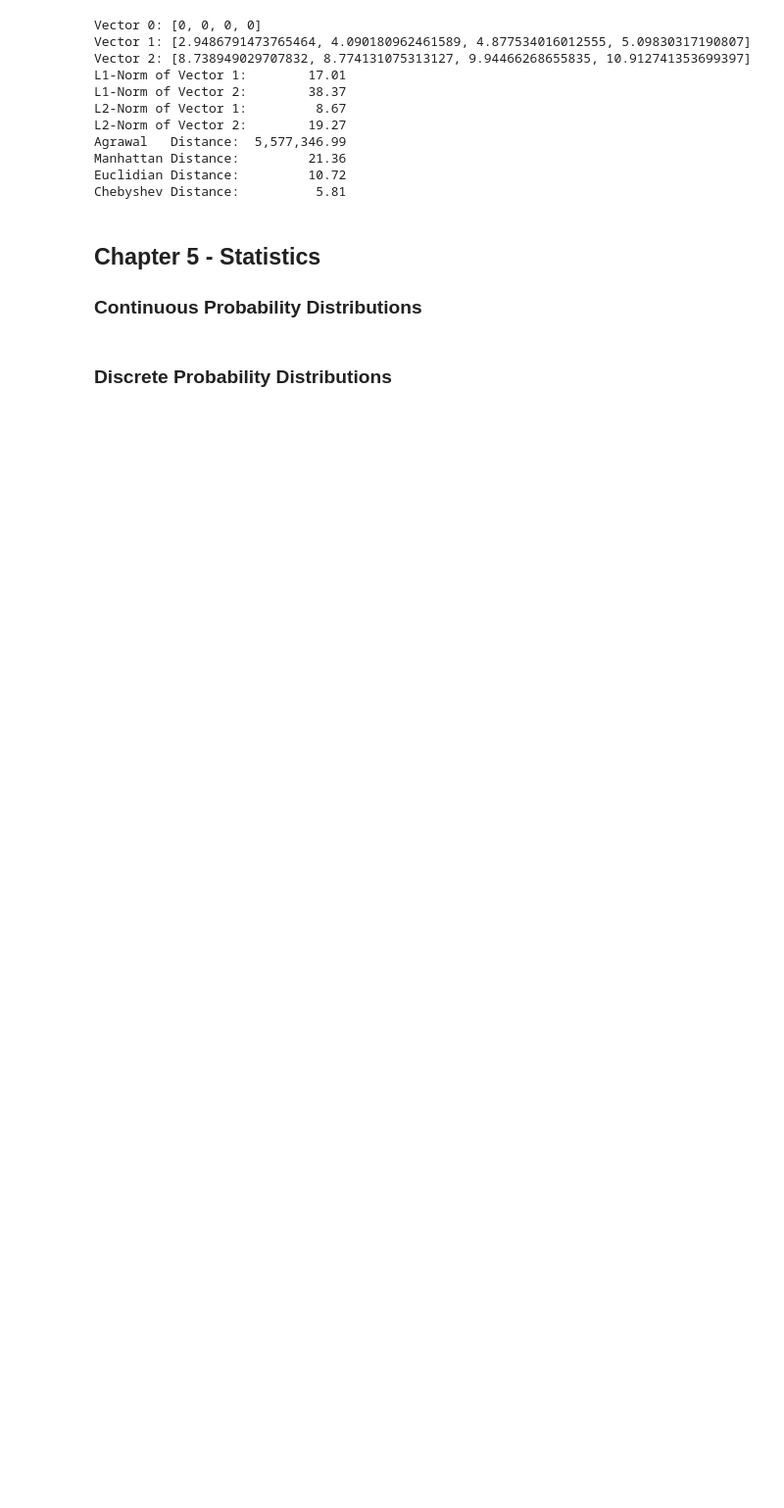
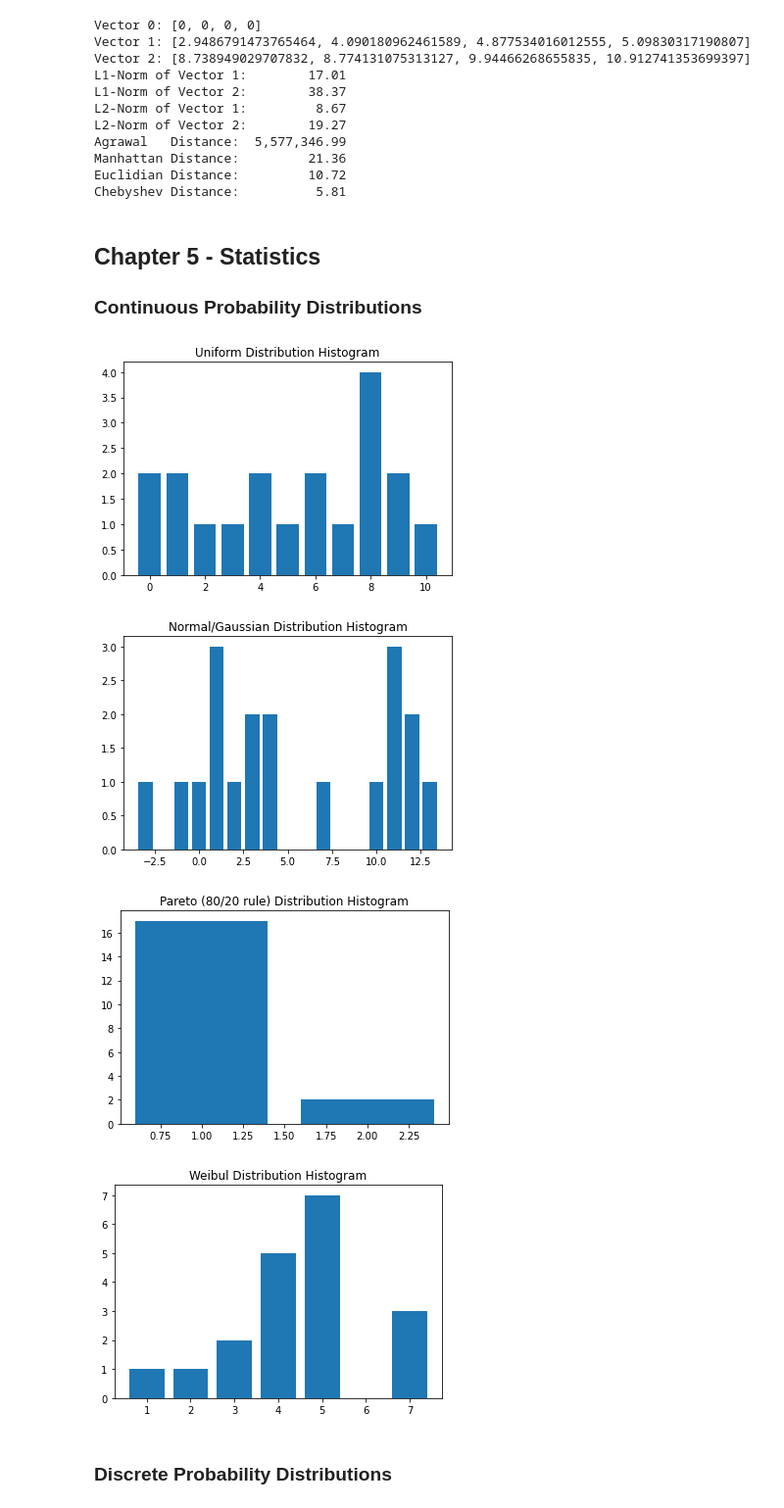
Before and after one commit to bigfastdata/MLTrainingCourse, a Jupyter notebook: WSG2022Spring/Math_Survivial_Lesson.ipynb, the cells around one changed output. Shown at 98% size. Drawn from its saved outputs; the diff is of its cells as text; code cells hidden in the pictures; blank space fills up the shorter version.

```diff
--- a/WSG2022Spring/Math_Survivial_Lesson.ipynb
+++ b/WSG2022Spring/Math_Survivial_Lesson.ipynb
@@ -133,12 +173,65 @@ Chebyshev Distance:          5.81
 
 ### Continuous Probability Distributions
 # %%
+import random
+from collections import Counter
+#import matplotlib.pyplot as plt
+#import numpy as np
+
 # Uniform random between 0.0-1.0
 randX = random.random()
-# random.gauss(mu, sigma)
-# random.uniform(a, b)
-# random.paretovariate(alpha)
-# random.weibullvariate(alpha, beta)
+
+# If N is low, the plots do not necessarily take shape. The number must be large enough to get "sufficient statistics"
+N = 20
+mean = 5
+spread = 5
+
+uniformSet = []
+gaussianSet = []
+paretoSet = []
+weibullSet = []
+
+for i in range(1,N):
+    uniformSet.append(round(random.uniform(mean-spread,mean+spread),3))
+    gaussianSet.append(round(random.gauss(mean,spread),3))
+    paretoSet.append(round(random.paretovariate(mean),3))
+    weibullSet.append(round(random.weibullvariate(mean,spread),3))
+
+uniformSet.sort()
+gaussianSet.sort()
+paretoSet.sort()
+weibullSet.sort()
+
+#print("Uniform set: %s" % uniformSet)
+#print("Normal set:  %s" % gaussianSet)
+#print("Pareto set:  %s" % paretoSet)
+#print("Weibull set: %s" % weibullSet)
+
+uniformHistogram = Counter(round(x,0) for x in uniformSet)
+normalHistogram = Counter(round(x,0) for x in gaussianSet)
+paretoHistogram = Counter(round(x,0) for x in paretoSet)
+weibullHistogram = Counter(round(x,0) for x in weibullSet)
+
+plt.bar([x for x in uniformHistogram.keys()], uniformHistogram.values())
+plt.title("Uniform Distribution Histogram")
+plt.show()
+
+plt.bar([x for x in normalHistogram.keys()], normalHistogram.values())
+plt.title("Normal/Gaussian Distribution Histogram")
+plt.show()
+
+plt.bar([x for x in paretoHistogram.keys()], paretoHistogram.values())
+plt.title("Pareto (80/20 rule) Distribution Histogram")
+plt.show()
+
+plt.bar([x for x in weibullHistogram.keys()], weibullHistogram.values())
+plt.title("Weibul Distribution Histogram")
+plt.show()
+# %% [output]
+[figure, added]
+[figure, added]
+[figure, added]
+[figure, added]
 # %% [markdown]
 ### Discrete Probability Distributions
 # %%
```
Also changed, not shown: parts of 7 cells of this notebook.
